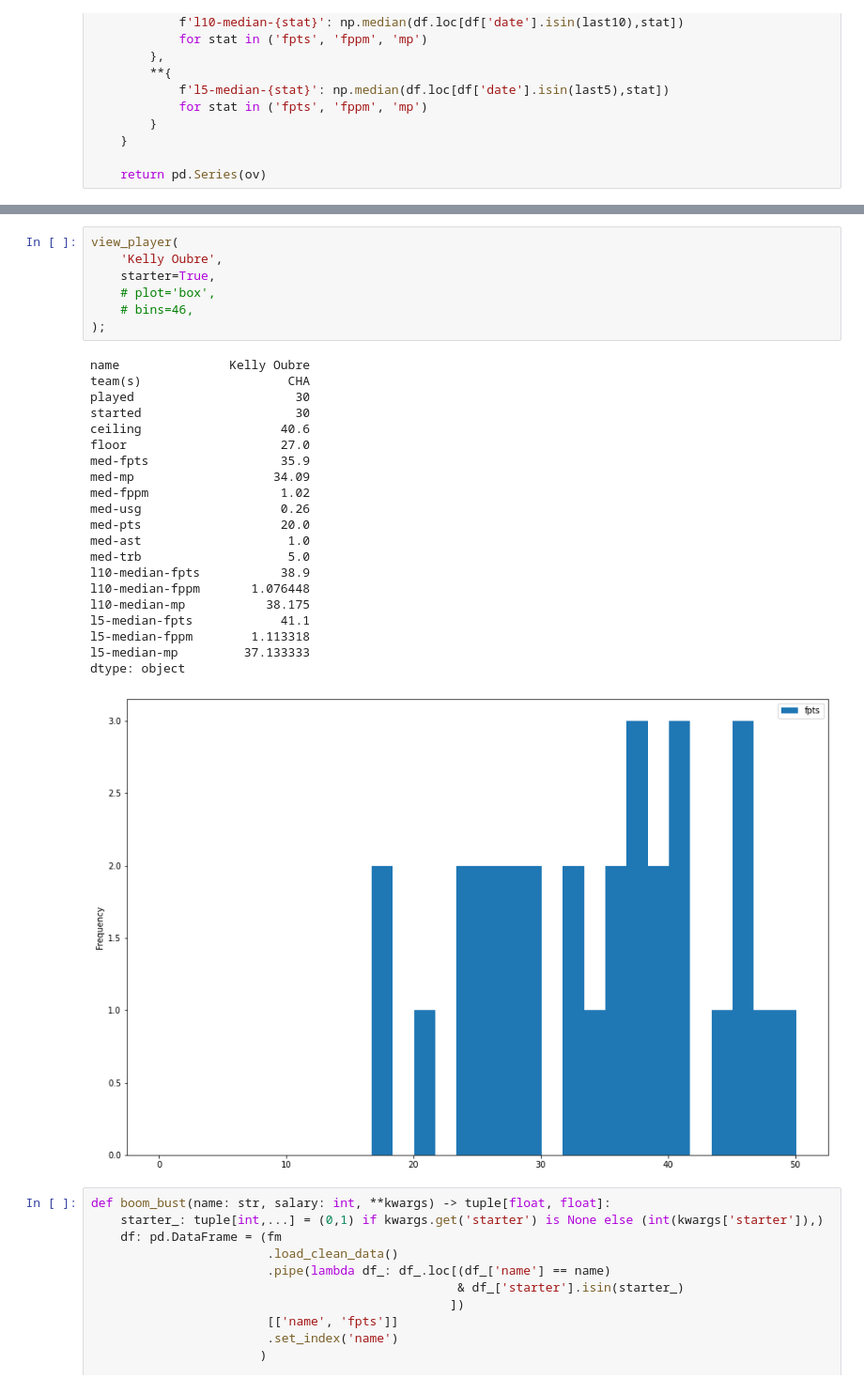
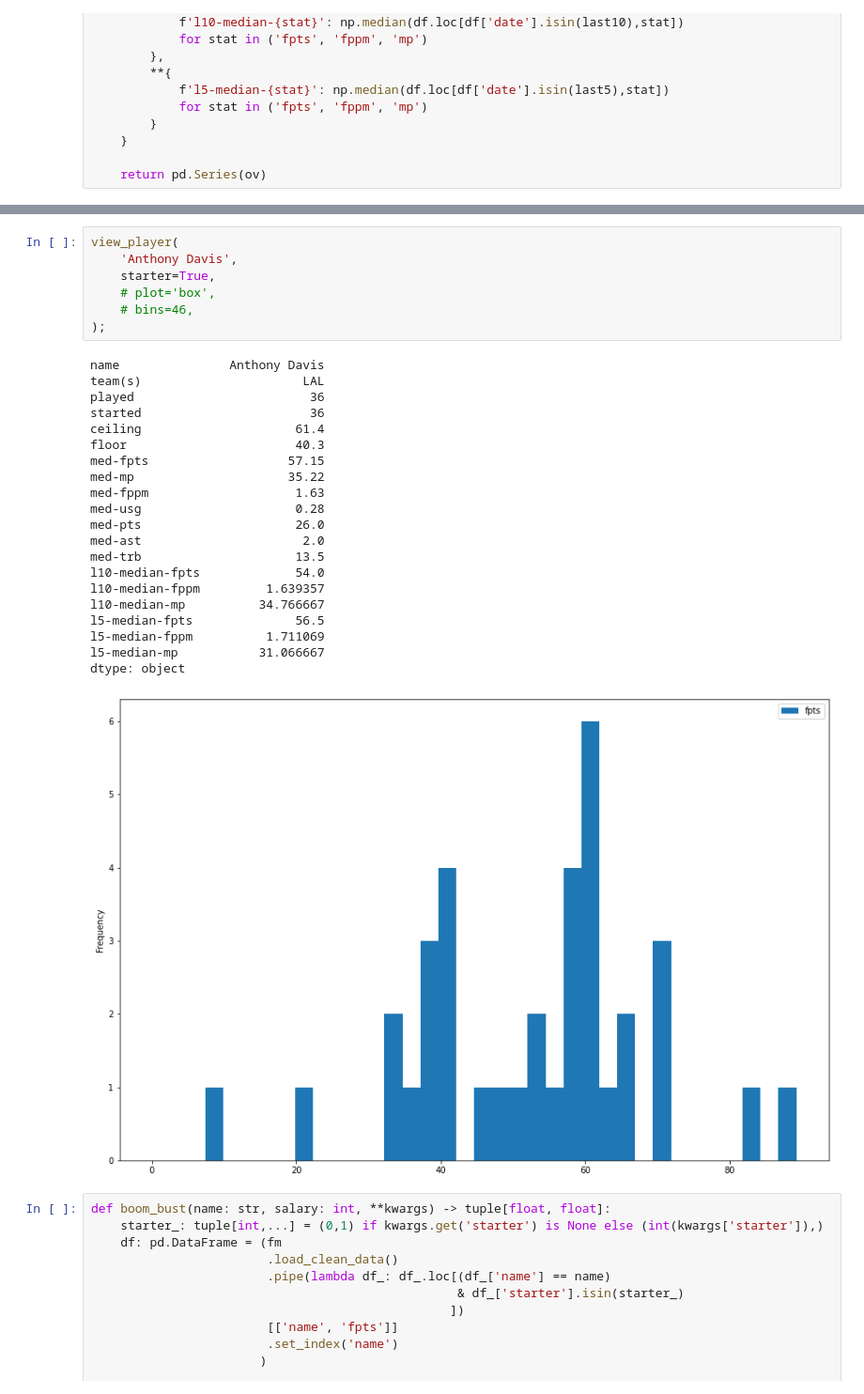
Before and after one commit to jackdegen/nba-demo, a Jupyter notebook: src/analyzing-players.ipynb, the cells around one changed output, grey strips where cells are left out. Shown at 94% size. Drawn from its saved outputs; the diff is of its cells as text.

```diff
--- a/src/analyzing-players.ipynb
+++ b/src/analyzing-players.ipynb
@@ -115,33 +114,33 @@ def view_player(name: str, **kwargs):
     return None
 # %%
 view_player(
-    'Kelly Oubre',
+    'Anthony Davis',
     starter=True,
     # plot='box',
     # bins=46,
 );
 # %% [output]
-name               Kelly Oubre
-team(s)                    CHA
-played                      30
-started                     30
-ceiling                   40.6
-floor                     27.0
-med-fpts                  35.9
-med-mp                   34.09
-med-fppm                  1.02
-med-usg                   0.26
-med-pts                   20.0
-med-ast                    1.0
-med-trb                    5.0
-l10-median-fpts           38.9
-l10-median-fppm       1.076448
-l10-median-mp           38.175
-l5-median-fpts            41.1
-l5-median-fppm        1.113318
-l5-median-mp         37.133333
+name               Anthony Davis
+team(s)                      LAL
+played                        36
+started                       36
+ceiling                     61.4
+floor                       40.3
+med-fpts                   57.15
+med-mp                     35.22
+med-fppm                    1.63
+med-usg                     0.28
+med-pts                     26.0
+med-ast                      2.0
+med-trb                     13.5
+l10-median-fpts             54.0
+l10-median-fppm         1.639357
+l10-median-mp          34.766667
+l5-median-fpts              56.5
+l5-median-fppm          1.711069
+l5-median-mp           31.066667
 dtype: object
-[figure, old version]
+[figure, new version]
 # %%
 def boom_bust(name: str, salary: int, **kwargs) -> tuple[float, float]:
     starter_: tuple[int,...] = (0,1) if kwargs.get('starter') is None else (int(kwargs['starter']),)
```
Also changed, not shown: parts of 20 cells of this notebook, 2 other files.
